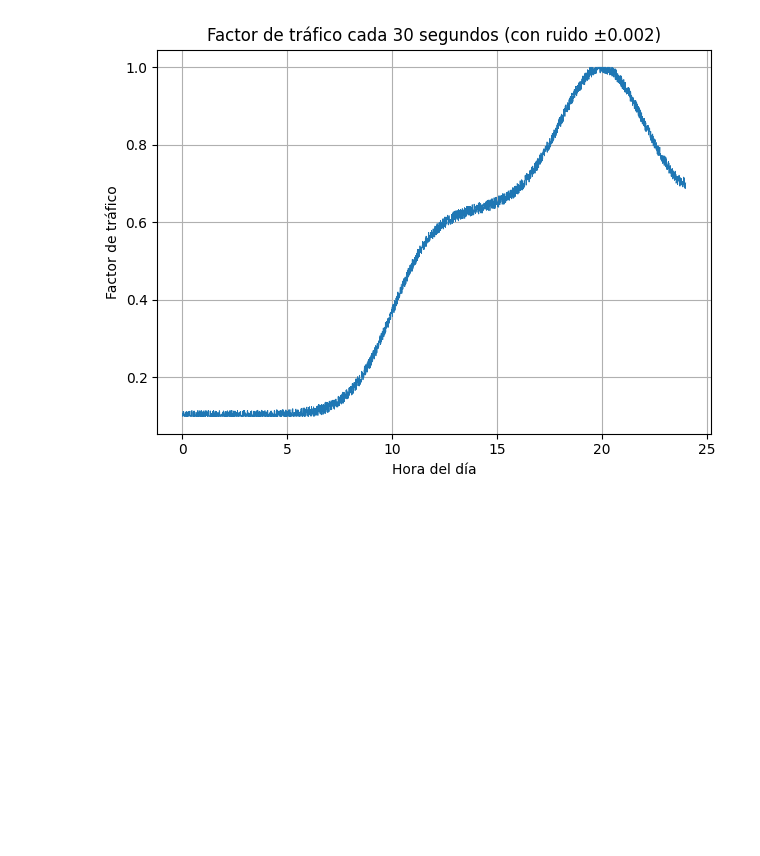
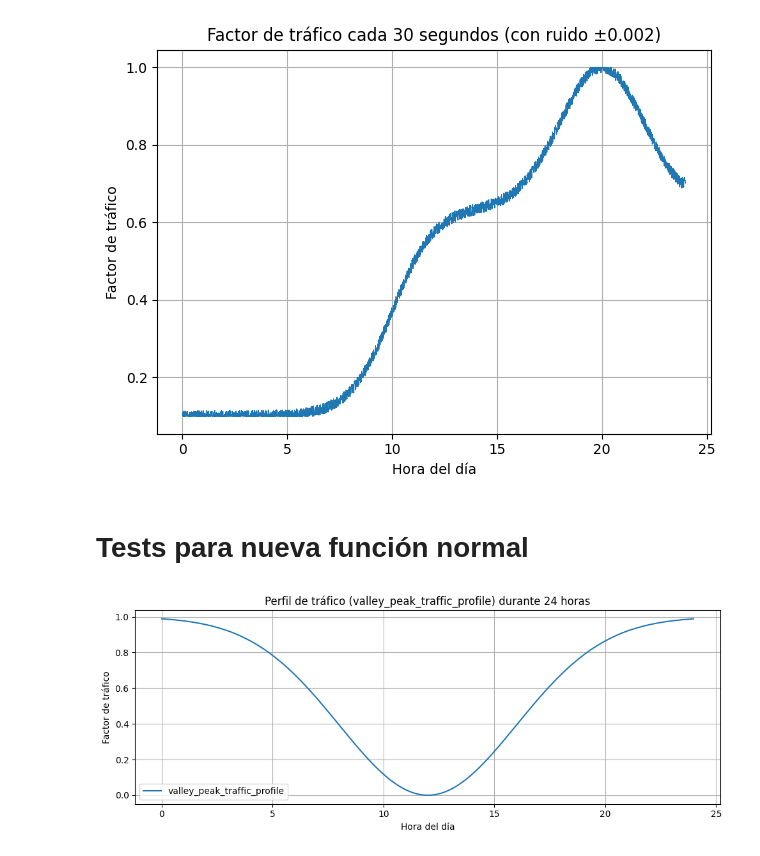
Before and after one commit to 6G-XTREME/PoF_Simulator, a Jupyter notebook: mocks/pruebas_funcion_picovalle/prueba1.ipynb, the cells around one changed output. Saved outputs shown, nothing was run; the diff lists cells and outputs as text; code cells hidden in the pictures; blank space fills up the shorter version.

Commit message:
Update traffic profile to more realistic one

```diff
--- a/mocks/pruebas_funcion_picovalle/prueba1.ipynb
+++ b/mocks/pruebas_funcion_picovalle/prueba1.ipynb
@@ -133,3 +133,5 @@ plt.tight_layout()
 plt.show()
 # %% [output]
 [figure]
+# %% [markdown]
+# Tests para nueva función normal
@@ -135,0 +142,44 @@ plt.show()
+# %%
+# Tiempo en intervalos de 15 minutos
+alpha = 0.2
+offset = 0.1
+
+
+def f_gaussiana_base(t, _sigma=4*3600, _mu=12*3600):
+    return 1 - np.exp(-((t - _mu)**2) / (2 * _sigma**2))
+
+def f_gaussiana_pico(t, _sigma=1*3600, _mu=20*3600):
+    return np.exp(-0.5 * ((t - _mu - 6*3600) / _sigma) ** 2)
+
+
+
+# Función modificada con crecimiento desde 10am y pico en 8pm
+def valley_peak_traffic_profile(t_segundos, _alpha=0.2, _offset=0.2):
+    """
+    Devuelve el perfil de tráfico evaluado para tiempo en segundos.
+    """
+    t_horas = t_segundos / 3600.0
+
+    # Función siunoidal
+    # return alpha + (1 - alpha) * (np.sin(t_horas * np.pi / 24) ** 2)
+
+    # Función normal complementaria
+    return _offset + (1 - _offset) * (
+            f_gaussiana_base(t_segundos)
+    )
+# %%
+# Graficar la función valley_peak_traffic_profile para 24 horas (en segundos)
+t_segundos_plot = np.arange(0, 24*3600, 60)  # cada minuto
+valores = f_gaussiana_base(t_segundos_plot)
+
+plt.figure(figsize=(10,4))
+plt.plot(t_segundos_plot / 3600, valores, label="valley_peak_traffic_profile")
+plt.xlabel("Hora del día")
+plt.ylabel("Factor de tráfico")
+plt.title("Perfil de tráfico (valley_peak_traffic_profile) durante 24 horas")
+plt.grid(True)
+plt.tight_layout()
+plt.legend()
+plt.show()
+# %% [output]
+[figure, added]
```
Also changed, not shown: parts of 10 cells of this notebook, 3 other files.
